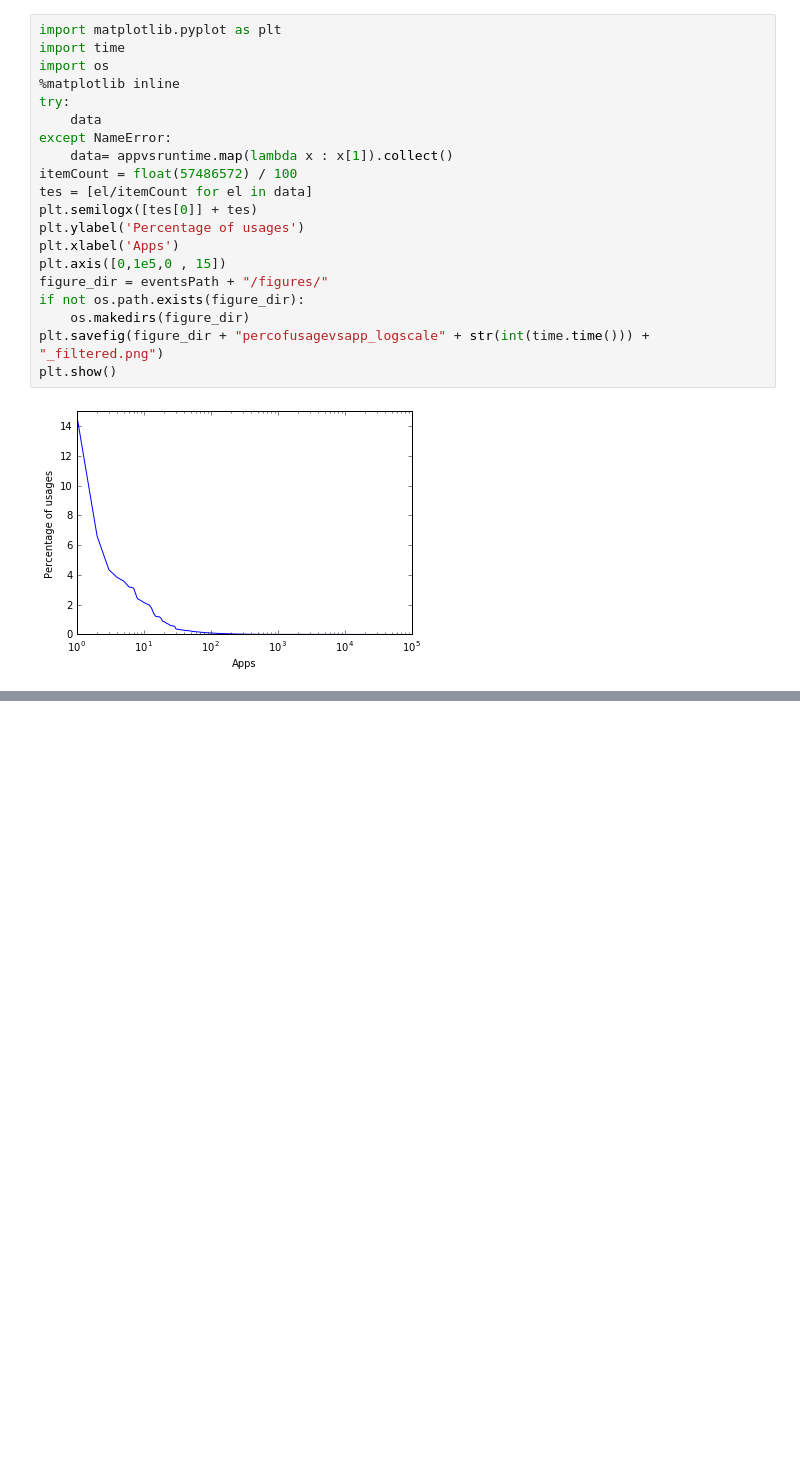
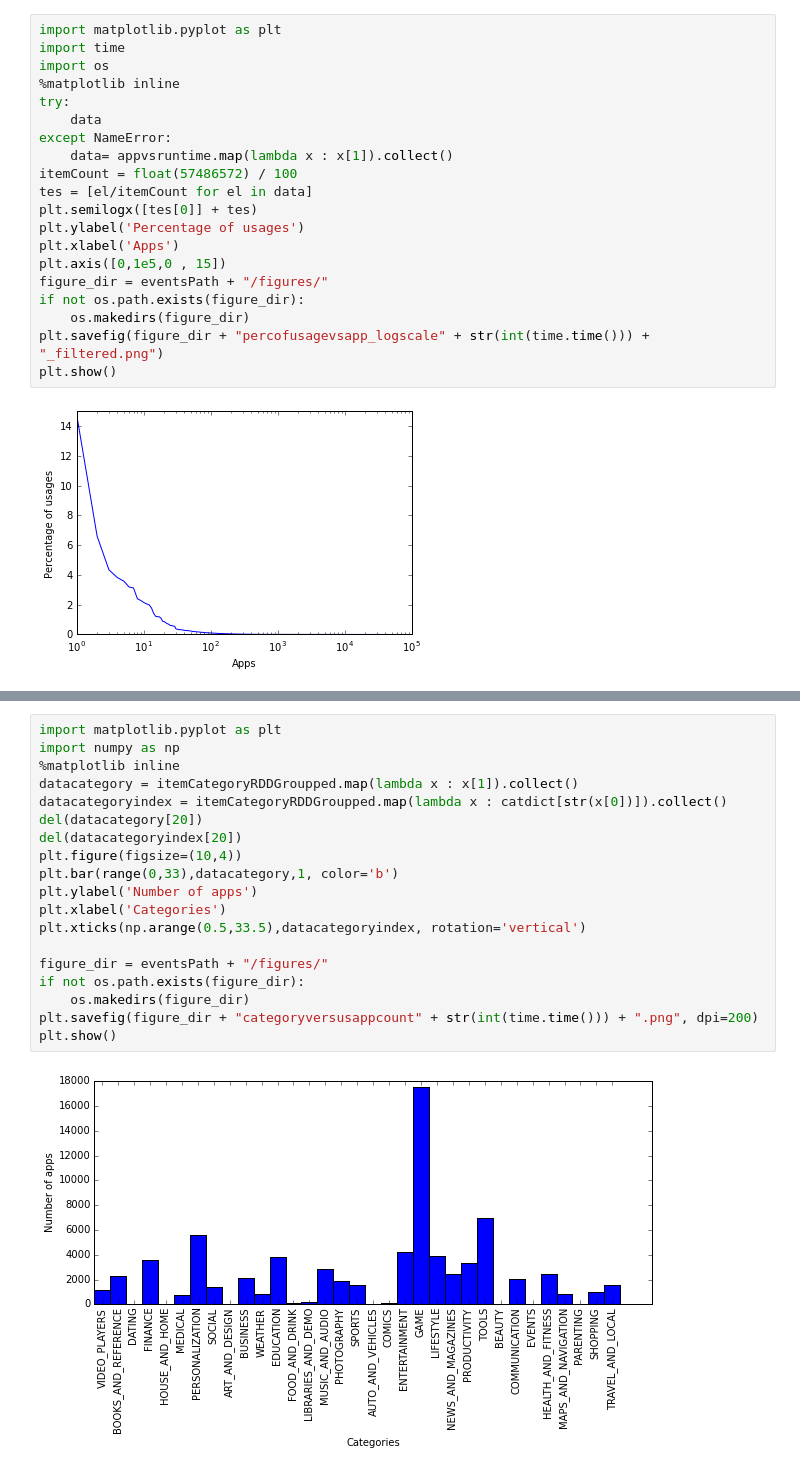
Before and after one commit to rubattino/apprecsys, a Jupyter notebook: notebooks/Dataset Statistics-Merged.ipynb, the cells around one changed output, grey strips where cells are left out. Saved outputs shown, nothing was run; the diff lists cells and outputs as text; blank space fills up the shorter version.

```diff
--- a/notebooks/Dataset Statistics-Merged.ipynb
+++ b/notebooks/Dataset Statistics-Merged.ipynb
@@ -486,0 +515,21 @@ plt.show()
+# %%
+import matplotlib.pyplot as plt
+import numpy as np
+%matplotlib inline
+datacategory = itemCategoryRDDGroupped.map(lambda x : x[1]).collect()
+datacategoryindex = itemCategoryRDDGroupped.map(lambda x : catdict[str(x[0])]).collect()
+del(datacategory[20])
+del(datacategoryindex[20])
+plt.figure(figsize=(10,4))
+plt.bar(range(0,33),datacategory,1, color='b')
+plt.ylabel('Number of apps')
+plt.xlabel('Categories')
+plt.xticks(np.arange(0.5,33.5),datacategoryindex, rotation='vertical')
+
+figure_dir = eventsPath + "/figures/"
+if not os.path.exists(figure_dir):
+    os.makedirs(figure_dir)
+plt.savefig(figure_dir + "categoryversusappcount" + str(int(time.time())) + ".png", dpi=200)
+plt.show()
+# %% [output]
+[figure, added]
```
Also changed, not shown: parts of 4 cells of this notebook.
